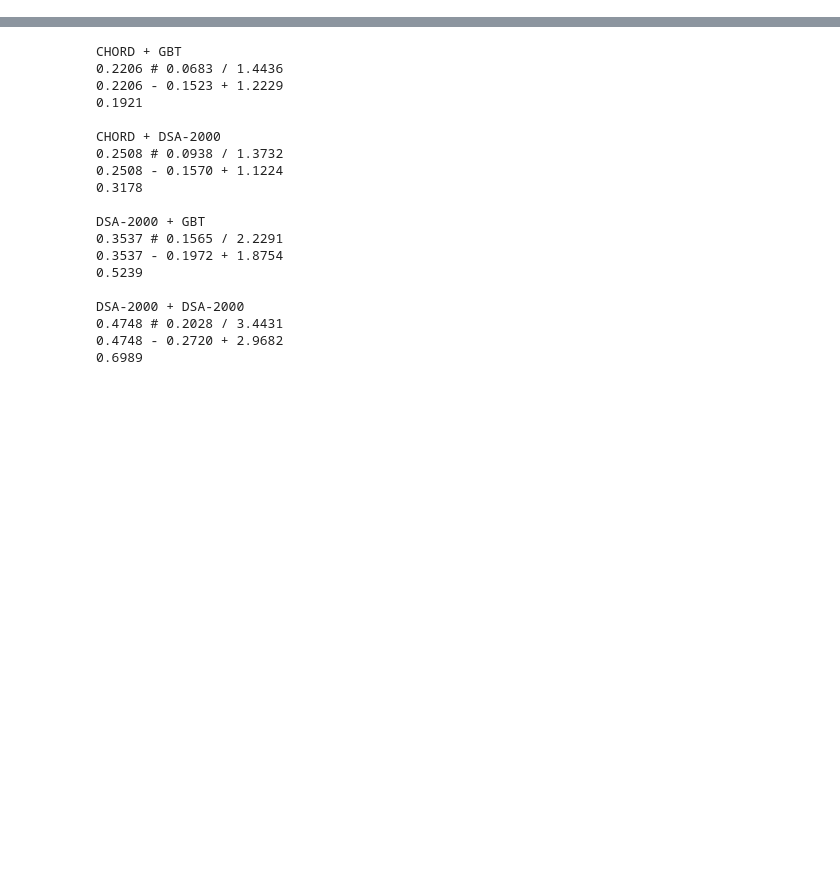
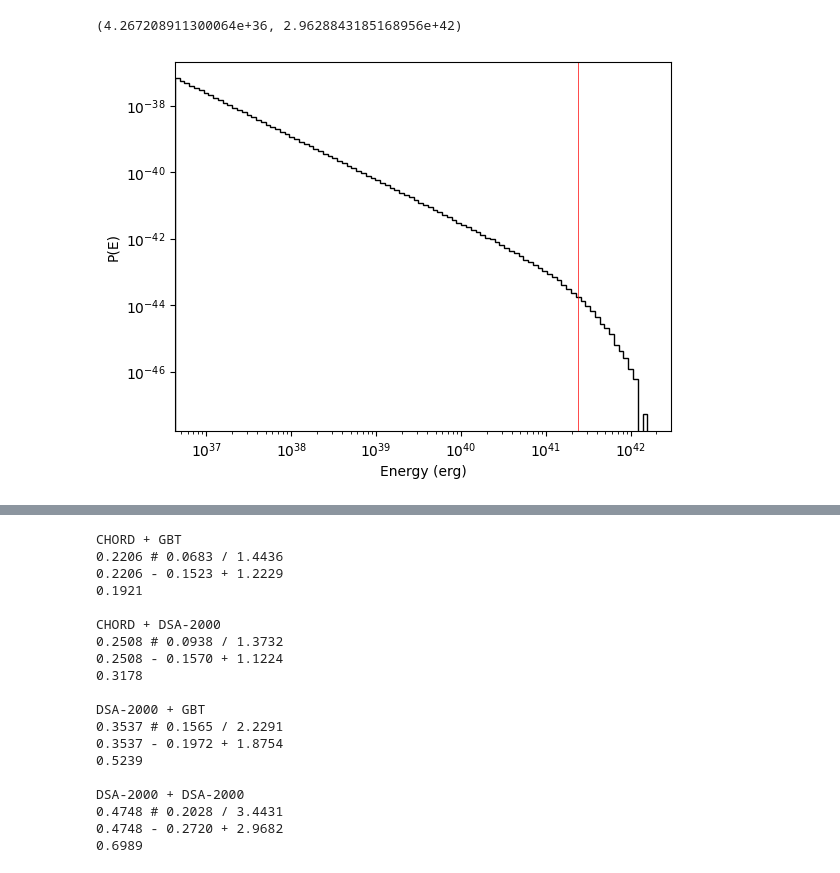
Before and after one commit to danielemichilli/slf, a Jupyter notebook: Gravitational_Lensing.ipynb, the cells around one changed output, grey strips where cells are left out. Drawn from its saved outputs; the diff is of its cells as text; code cells hidden in the pictures; blank space fills up the shorter version.

```diff
--- a/Gravitational_Lensing.ipynb
+++ b/Gravitational_Lensing.ipynb
@@ -1304,0 +1555,17 @@ def set_simulation_size(simulation_goal):
+# %%
+frb_E = np.array(frb_E_dist)
+
+E = np.logspace(np.log10(frb_E.min()),np.log10(frb_E.max()), 100)
+y_hist, bins = np.histogram(frb_E, bins=E, density=True)
+plt.stairs(y_hist, bins, color='k')
+
+plt.xlabel('Energy (erg)')
+plt.ylabel('P(E)')
+
+plt.axvline(frb_properties['Echar'].value, color='r', lw=0.5)
+
+plt.loglog()
+plt.xlim(Emin.value, None)
+# %% [output]
+(4.267208911300064e+36, 2.9628843185168956e+42)
+[figure, added]
```
Also changed, not shown: parts of 87 cells of this notebook.
